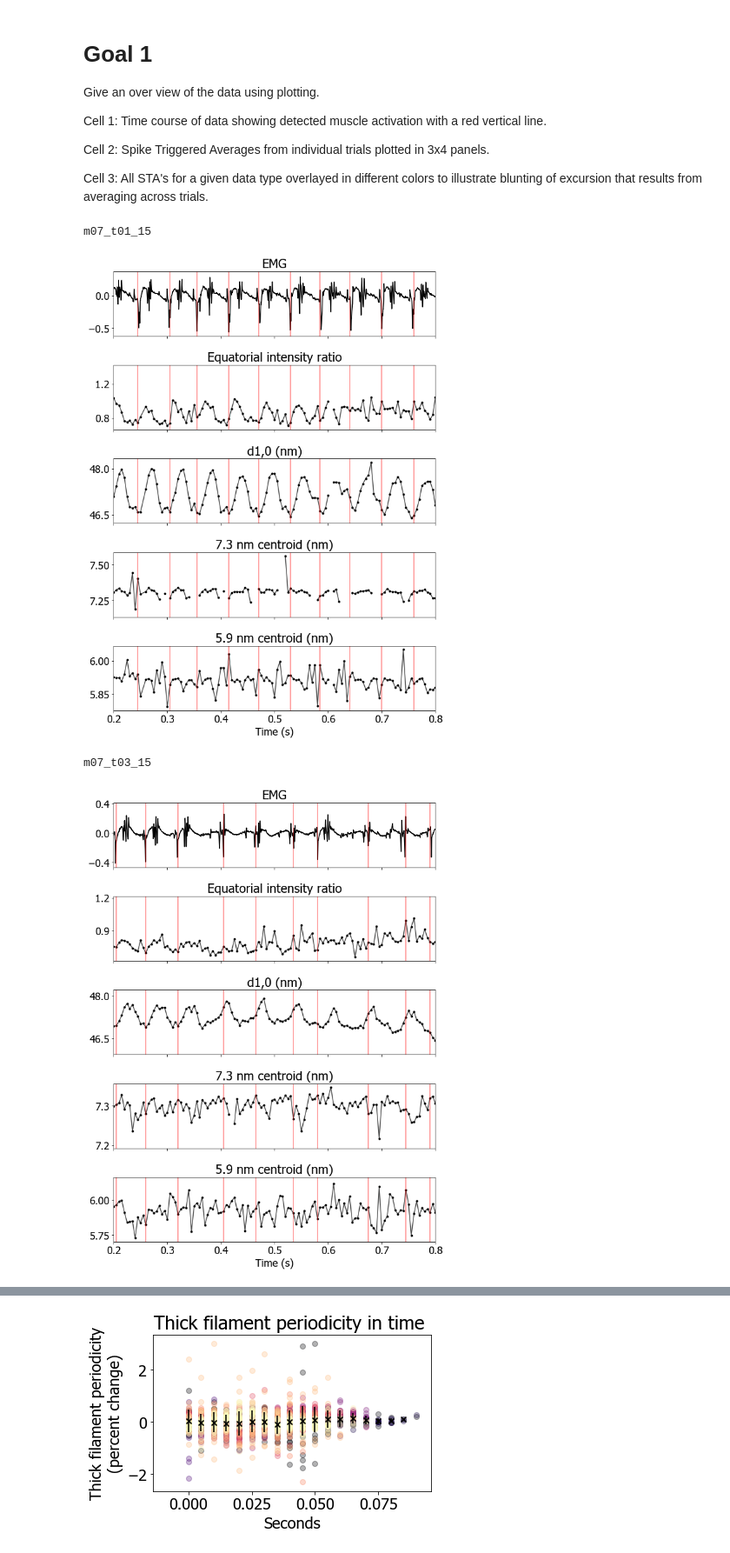
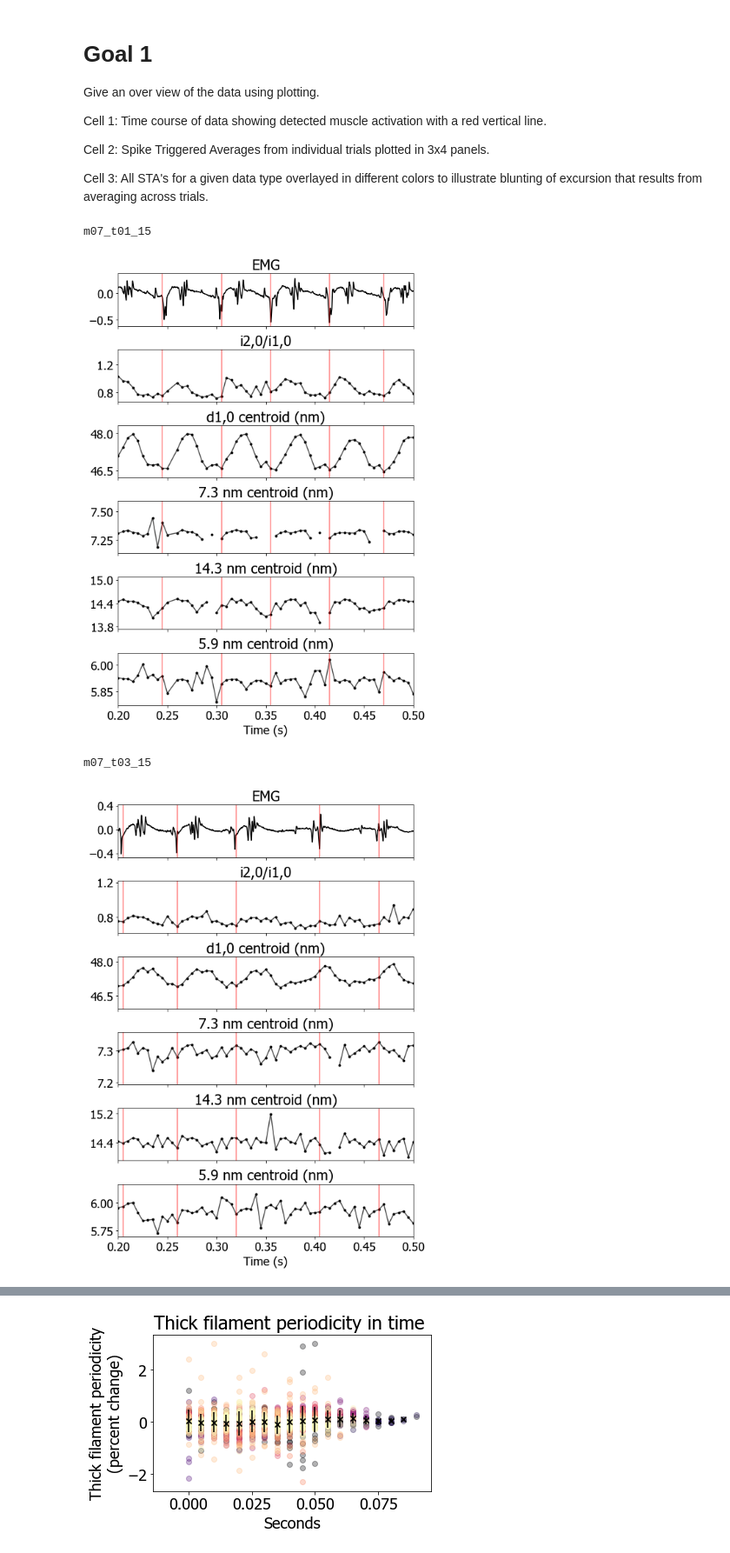
Before and after one commit to SageMay/In_vivo_Myofilament_Lattice_Kinematics, a Jupyter notebook: Analysis/Summary_Plots.ipynb, the cells around one changed output, grey strips where cells are left out. Shown: that part at 87% size. Saved outputs shown, nothing was run; the diff lists cells and outputs as text; code cells hidden in the pictures.

```diff
--- a/Analysis/Summary_Plots.ipynb
+++ b/Analysis/Summary_Plots.ipynb
@@ -34,24 +35,24 @@ Cell 3: All STA's for a given data type overlayed in different colors to illustr
 # Plotting the time course of lattice kinematic and EMG data, showing detected muscle activation with a red vertical line.
 
 x_min = .2
-x_max = .8
+x_max = .5
 DAQ_hertz = 25000
 for trial in acceptable_trials:
     print(trial)
 
     # Load in EMG data
-    EMG_file = '../DataProcessing/ProcessedData_428/' + trial + '_EMG.csv' #'/Users/sagemalingen/Desktop/A17/Process/' + trial + '_EMG.csv'
+    EMG_file = '../DataProcessing/ProcessedData/' + trial + '_EMG.csv' #'/Users/sagemalingen/Desktop/A17/Process/' + trial + '_EMG.csv'
     EMG = pandas.read_csv(EMG_file)
 
     # Load in x-ray diffraction data
-    detector_file = '../DataProcessing/ProcessedData_428/' + trial + '_det.csv' #'/Users/sagemalingen/Desktop/A17/Process/' + trial + '_det.csv'
+    detector_file = '../DataProcessing/ProcessedData/' + trial + '_det.csv' #'/Users/sagemalingen/Desktop/A17/Process/' + trial + '_det.csv'
     detector = pandas.read_csv(detector_file)
 
     peak_times = detector.seconds.where(detector.peaks > .5).dropna(how = 'all')
 
     alpha = .7
-    fig, (ax1, ax2, ax3, ax4, ax5) = plt.subplots(5, 1, sharey=False, sharex = True)
-    fig.set_size_inches(10, 14)
+    fig, (ax1, ax2, ax3, ax4, ax5, ax6) = plt.subplots(6, 1, sharey=False, sharex = True)
+    fig.set_size_inches(8, 12)
     fig.subplots_adjust(left=None, bottom=None, right=None, top=None, wspace=None, hspace=.45)
     ax1.plot(EMG.seconds, EMG.EMG_amplitude, c = 'black')
     for pt in peak_times:
@@ -64,40 +65,49 @@ for trial in acceptable_trials:
     ax2.scatter(detector.seconds, detector.I20_I10, c = 'black', marker = '.')
     for pt in peak_times:
         ax2.axvline(x=pt, c = 'red', alpha = .5)
-    ax2.set_title('Equatorial intensity ratio')
+    ax2.set_title('i2,0/i1,0')
     ax2.set_xlim(x_min,x_max)
     ax2.yaxis.set_major_locator(plt.MaxNLocator(2))
 
     ax3.plot(detector.seconds, detector.D10, c = 'black', alpha = alpha)
     ax3.scatter(detector.seconds, detector.D10, c = 'black', marker = '.')
     for pt in peak_times:
         ax3.axvline(x=pt, c = 'red', alpha = .5)
-    ax3.set_title('d1,0 (nm)')
+    ax3.set_title('d1,0 centroid (nm)')
     ax3.set_xlim(x_min,x_max)
     ax3.yaxis.set_major_locator(plt.MaxNLocator(2))
 
     ax4.plot(detector.seconds, detector.M6_c, c = 'black', alpha = alpha)
     ax4.scatter(detector.seconds, detector.M6_c, c = 'black', marker = '.')
     for pt in peak_times:
         ax4.axvline(x=pt, c = 'red', alpha = .5)
     ax4.set_title('7.3 nm centroid (nm)')
 
     ax4.set_xlim(x_min,x_max)
     ax4.yaxis.set_major_locator(plt.MaxNLocator(2))
 
-    ax5.plot(detector.seconds, detector.A59_c, c = 'black', alpha = alpha)
-    ax5.scatter(detector.seconds, detector.A59_c, c = 'black', marker = '.')
+    ax5.plot(detector.seconds, detector.M3_c, c = 'black', alpha = alpha)
+    ax5.scatter(detector.seconds, detector.M3_c, c = 'black', marker = '.')
     for pt in peak_times:
         ax5.axvline(x=pt, c = 'red', alpha = .5)
-    ax5.set_title('5.9 nm centroid (nm)')
+    ax5.set_title('14.3 nm centroid (nm)')
     ax5.set_xlim(x_min,x_max)
-    ax5.set_xlabel('Time (s)')
     ax5.yaxis.set_major_locator(plt.MaxNLocator(2))
 
+    ax6.plot(detector.seconds, detector.A59_c, c = 'black', alpha = alpha)
+    ax6.scatter(detector.seconds, detector.A59_c, c = 'black', marker = '.')
+    for pt in peak_times:
+        ax6.axvline(x=pt, c = 'red', alpha = .5)
+    ax6.set_title('5.9 nm centroid (nm)')
+    ax6.set_xlim(x_min,x_max)
+    ax6.set_xlabel('Time (s)')
+    ax6.yaxis.set_major_locator(plt.MaxNLocator(2))
+
+    #plt.savefig(trial + '_traces.png', dpi = 350)
     plt.show()
 # %% [output]
 m07_t01_15
-[figure, old version]
+[figure, new version]
 m07_t03_15
-[figure, old version]
+[figure, new version]
 m07_t06_15
```
Also changed, not shown: parts of 6 cells of this notebook, 19 other files.
